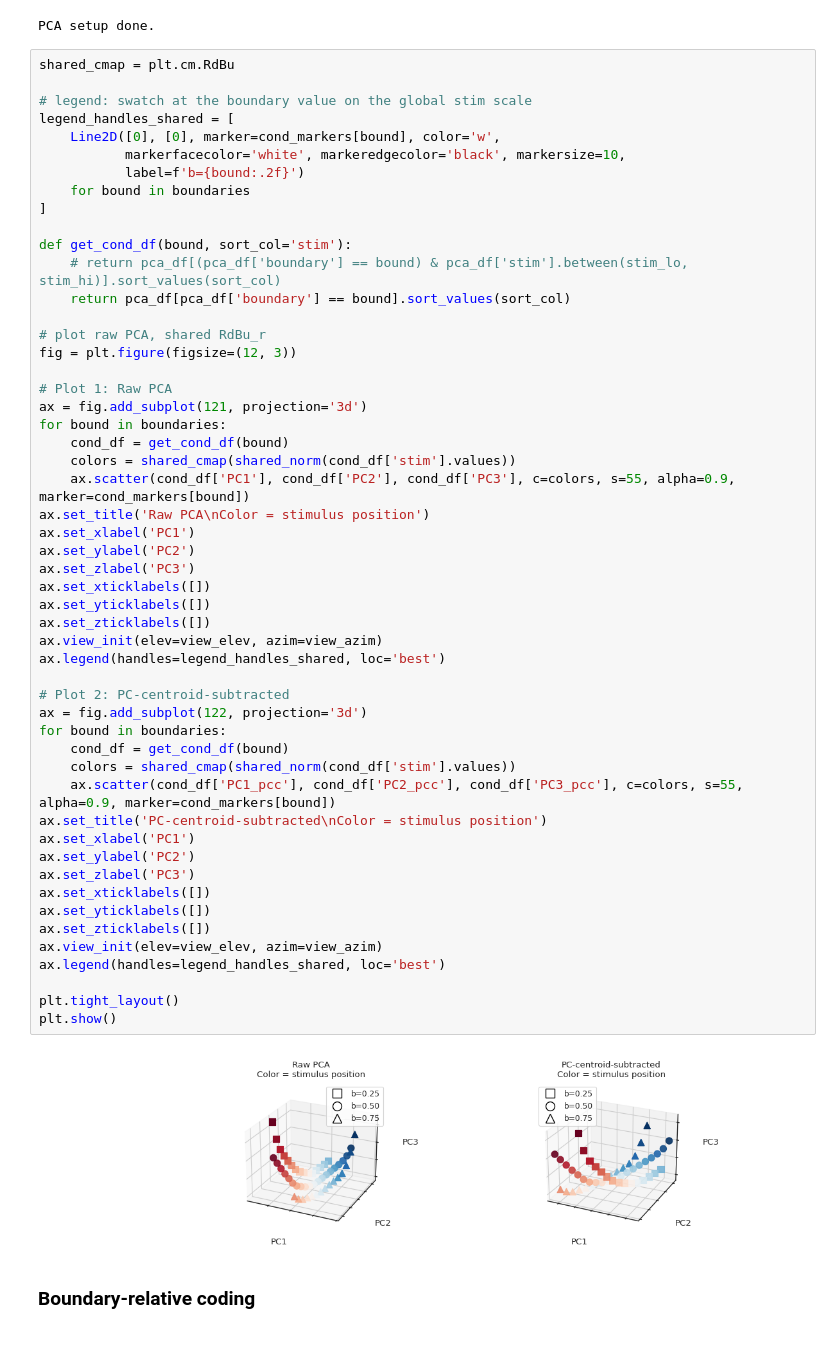
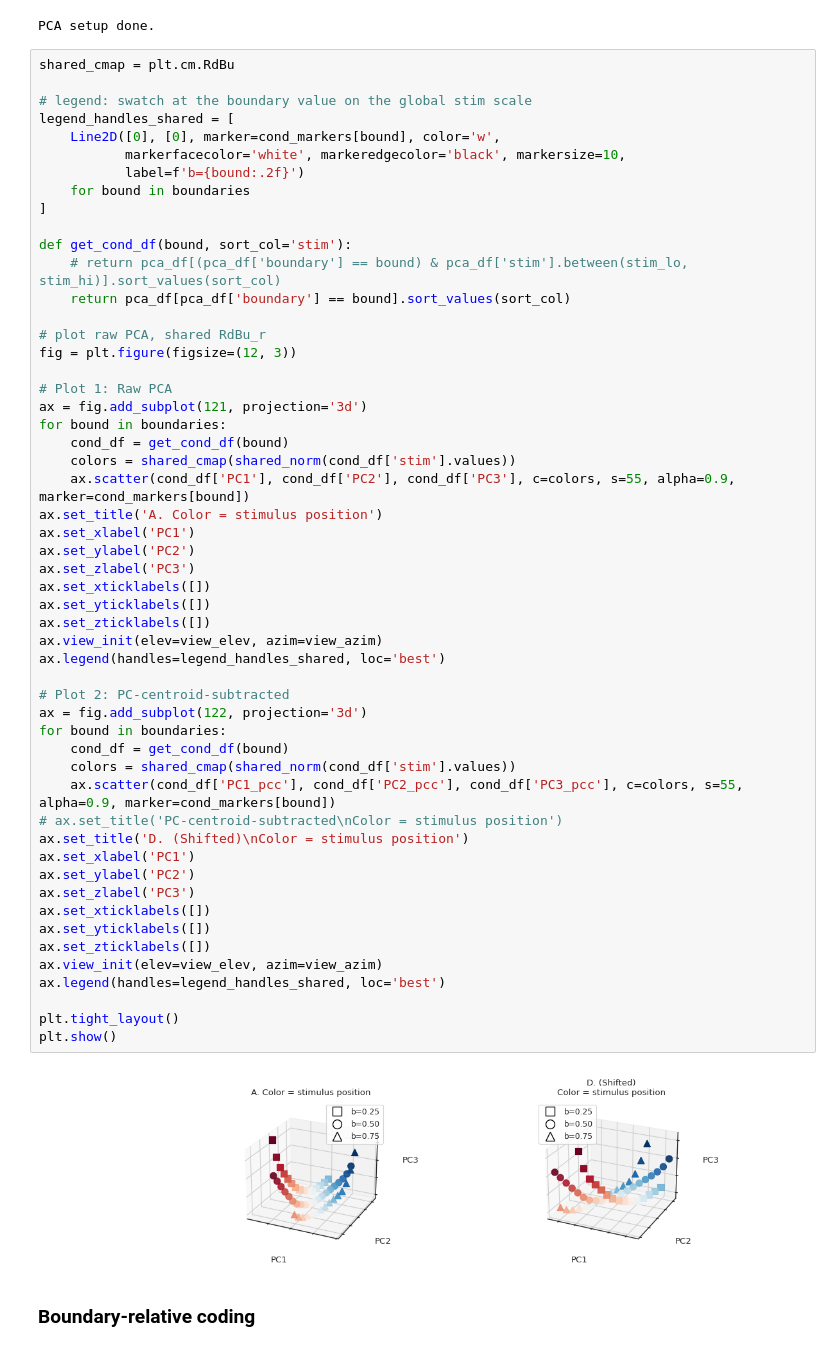
Before and after one commit to siyer7/asymmetry_design, a Jupyter notebook: code/python/simulation_viz.ipynb, the cells around one changed output. Cells and saved outputs as stored; diff of their text form.

```diff
--- a/code/python/simulation_viz.ipynb
+++ b/code/python/simulation_viz.ipynb
@@ -161,36 +161,37 @@ for bound in boundaries:
     cond_df = get_cond_df(bound)
     colors = shared_cmap(shared_norm(cond_df['stim'].values))
     ax.scatter(cond_df['PC1'], cond_df['PC2'], cond_df['PC3'], c=colors, s=55, alpha=0.9, marker=cond_markers[bound])
-ax.set_title('Raw PCA\nColor = stimulus position')
+ax.set_title('A. Color = stimulus position')
 ax.set_xlabel('PC1')
 ax.set_ylabel('PC2')
 ax.set_zlabel('PC3')
 ax.set_xticklabels([])
 ax.set_yticklabels([])
 ax.set_zticklabels([])
 ax.view_init(elev=view_elev, azim=view_azim)
 ax.legend(handles=legend_handles_shared, loc='best')
 
 # Plot 2: PC-centroid-subtracted
 ax = fig.add_subplot(122, projection='3d')
 for bound in boundaries:
     cond_df = get_cond_df(bound)
     colors = shared_cmap(shared_norm(cond_df['stim'].values))
     ax.scatter(cond_df['PC1_pcc'], cond_df['PC2_pcc'], cond_df['PC3_pcc'], c=colors, s=55, alpha=0.9, marker=cond_markers[bound])
-ax.set_title('PC-centroid-subtracted\nColor = stimulus position')
+# ax.set_title('PC-centroid-subtracted\nColor = stimulus position')
+ax.set_title('D. (Shifted)\nColor = stimulus position')
 ax.set_xlabel('PC1')
 ax.set_ylabel('PC2')
 ax.set_zlabel('PC3')
 ax.set_xticklabels([])
 ax.set_yticklabels([])
 ax.set_zticklabels([])
 ax.view_init(elev=view_elev, azim=view_azim)
 ax.legend(handles=legend_handles_shared, loc='best')
 
 plt.tight_layout()
 plt.show()
 # %% [output]
-[figure, old version]
+[figure, new version]
 # %% [markdown]
 ### Boundary-relative coding
 # %%
```
Also changed, not shown: parts of 5 cells of this notebook, 2 other files.
